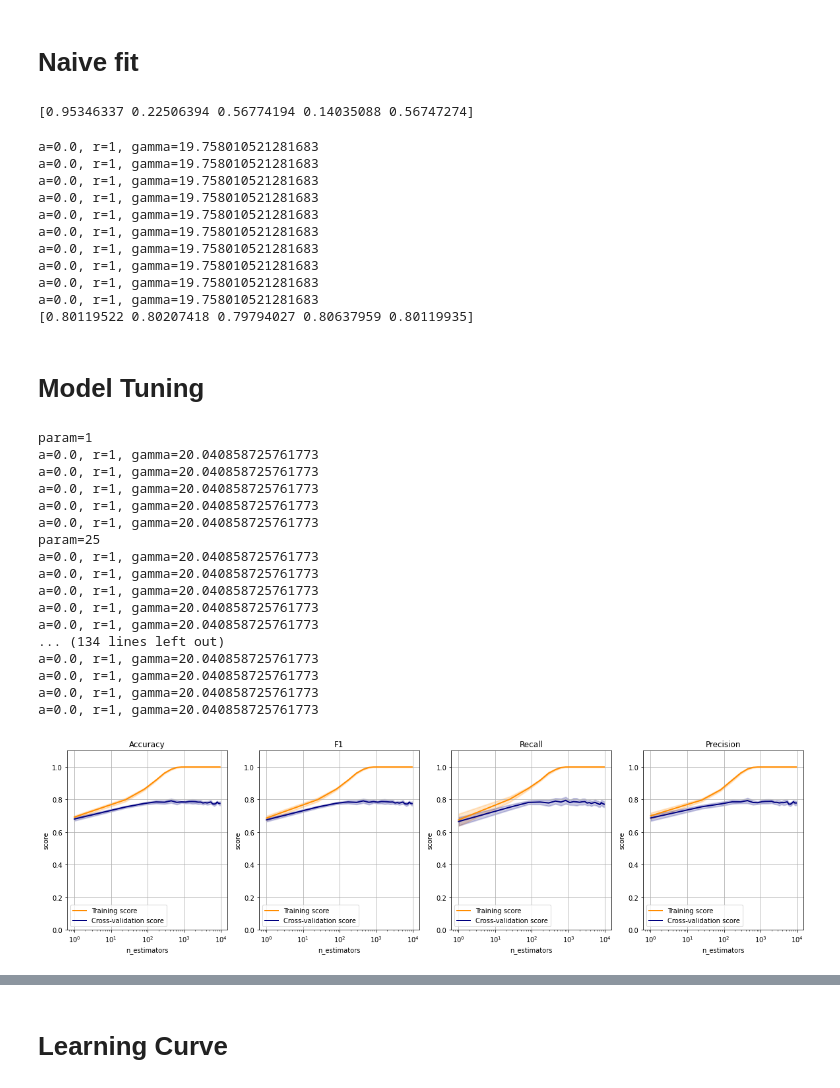
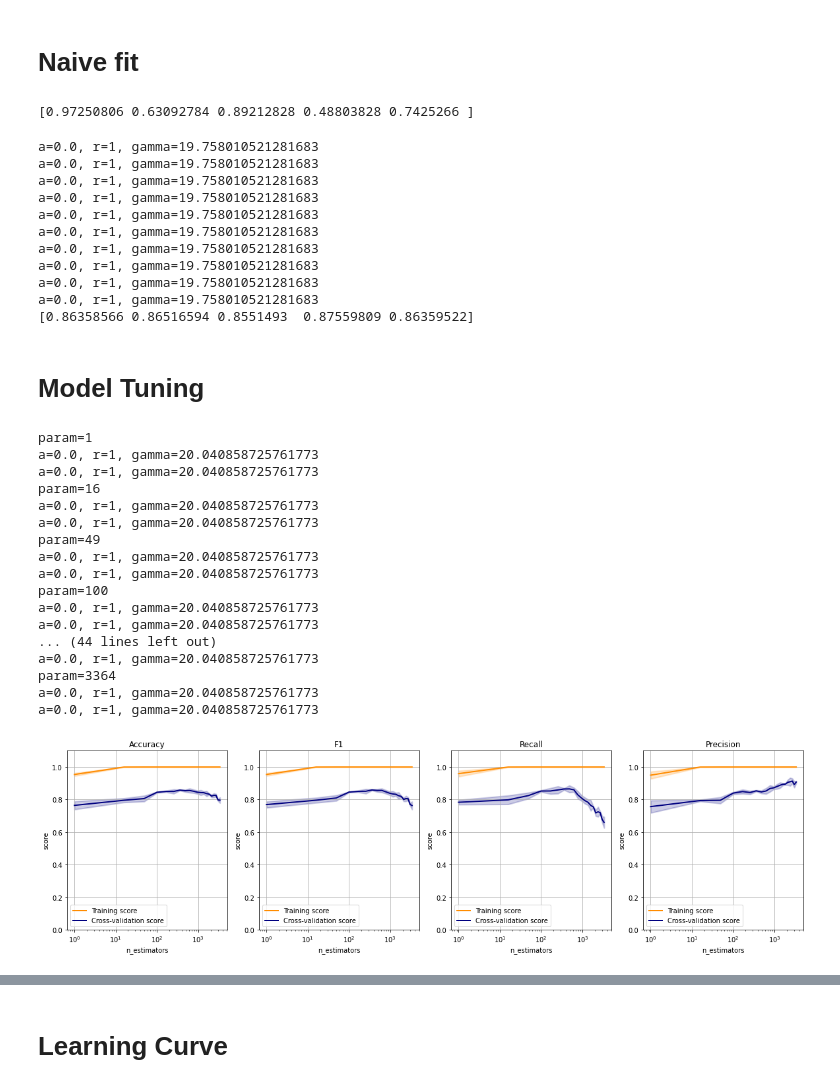
Before and after one commit to jayhtian/cs7641, a Jupyter notebook: supervised_learning/poland_boosting.ipynb, the cells around one changed output, grey strips where cells are left out. Drawn from its saved outputs; the diff is of its cells as text; code cells hidden in the pictures.

```diff
--- a/supervised_learning/poland_boosting.ipynb
+++ b/supervised_learning/poland_boosting.ipynb
@@ -53,8 +53,6 @@ data[np.isnan(data)] = 0
 
 X, y = data[:,:-1], data[:, -1]
 
-y[y == 0] = -1
-
 print(f'X.shape={X.shape}, y.shape={y.shape}')
 # %% [output]
 X.shape=(43405, 64), y.shape=(43405,)
@@ -62,14 +60,14 @@ X.shape=(43405, 64), y.shape=(43405,)
 # Naive fit
 # %%
 # No undersampling
-classifier = AdaBoostClassifier(n_estimators=100, random_state=0)
+classifier = GradientBoostingClassifier(n_estimators=100, max_depth=10, random_state=0)
 res = fit_and_score_iteratively(classifier, X, y, None, iterations=1)
 print(res)
 # %% [output]
-[0.95346337 0.22506394 0.56774194 0.14035088 0.56747274]
+[0.97250806 0.63092784 0.89212828 0.48803828 0.7425266 ]
 # %%
 # Undersampling to 1:1 and iteration 10x
-classifier = AdaBoostClassifier(n_estimators=100, random_state=0)
+classifier = GradientBoostingClassifier(n_estimators=100, max_depth=10, random_state=0)
 res = fit_and_score_iteratively(classifier, X, y, 1, iterations=10)
 print(res)
 # %% [output]
@@ -83,41 +81,41 @@ a=0.0, r=1, gamma=19.758010521281683
 a=0.0, r=1, gamma=19.758010521281683
 a=0.0, r=1, gamma=19.758010521281683
 a=0.0, r=1, gamma=19.758010521281683
-[0.80119522 0.80207418 0.79794027 0.80637959 0.80119935]
+[0.86358566 0.86516594 0.8551493  0.87559809 0.86359522]
 # %% [markdown]
 # Model Tuning
 # %%
 # optimize number of weak classifiers
 
 X_train, X_test, y_train, y_test = train_test_split(X, y, test_size=0.3, random_state=42, stratify=y)
 
-param_range = list(exp_range(1, 100, 4, 2))
+param_range = list(exp_range(1, 60, 3, 2))
 X_train, X_test, y_train, y_test = train_test_split(X, y, test_size=0.3, random_state=42)
 scoring = ['accuracy', 'f1', 'recall', 'precision']
 cv = StratifiedKFold(n_splits=2, shuffle=True, random_state=0)
 
-classifier = AdaBoostClassifier(random_state=0)
+classifier = GradientBoostingClassifier(random_state=0, max_depth=10)
 
 results_store, plt = plot_validation_curve_with_undersampling(classifier, X_train, y_train,
                       param_name='n_estimators', param_range=param_range, fit_params=None, error_score='raise',
-                      cv=cv, scoring=scoring, n_jobs=8, iterations=5, undersampling_ratio=1,
+                      cv=cv, scoring=scoring, n_jobs=8, iterations=2, undersampling_ratio=1,
                       x_axis_is_log=True)
 # %% [output]
 param=1
 a=0.0, r=1, gamma=20.040858725761773
 a=0.0, r=1, gamma=20.040858725761773
+param=16
 a=0.0, r=1, gamma=20.040858725761773
 a=0.0, r=1, gamma=20.040858725761773
-a=0.0, r=1, gamma=20.040858725761773
-param=25
+param=49
 a=0.0, r=1, gamma=20.040858725761773
 a=0.0, r=1, gamma=20.040858725761773
+param=100
 a=0.0, r=1, gamma=20.040858725761773
 a=0.0, r=1, gamma=20.040858725761773
+... (44 lines left out)
 a=0.0, r=1, gamma=20.040858725761773
-... (134 lines left out)
+param=3364
 a=0.0, r=1, gamma=20.040858725761773
 a=0.0, r=1, gamma=20.040858725761773
-a=0.0, r=1, gamma=20.040858725761773
-a=0.0, r=1, gamma=20.040858725761773
-[figure, old version]
+[figure, new version]
```
Also changed, not shown: parts of 16 cells of this notebook, 44 other files.
